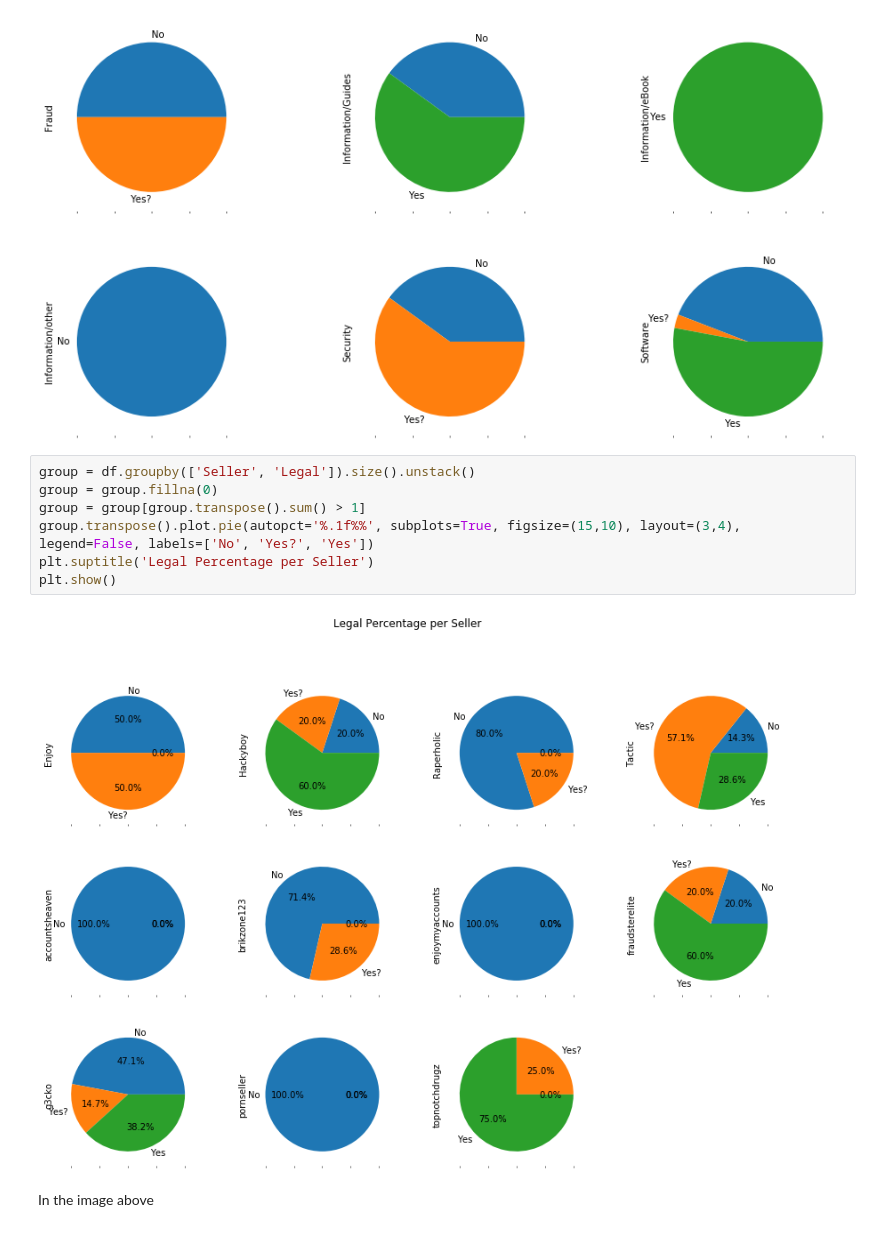
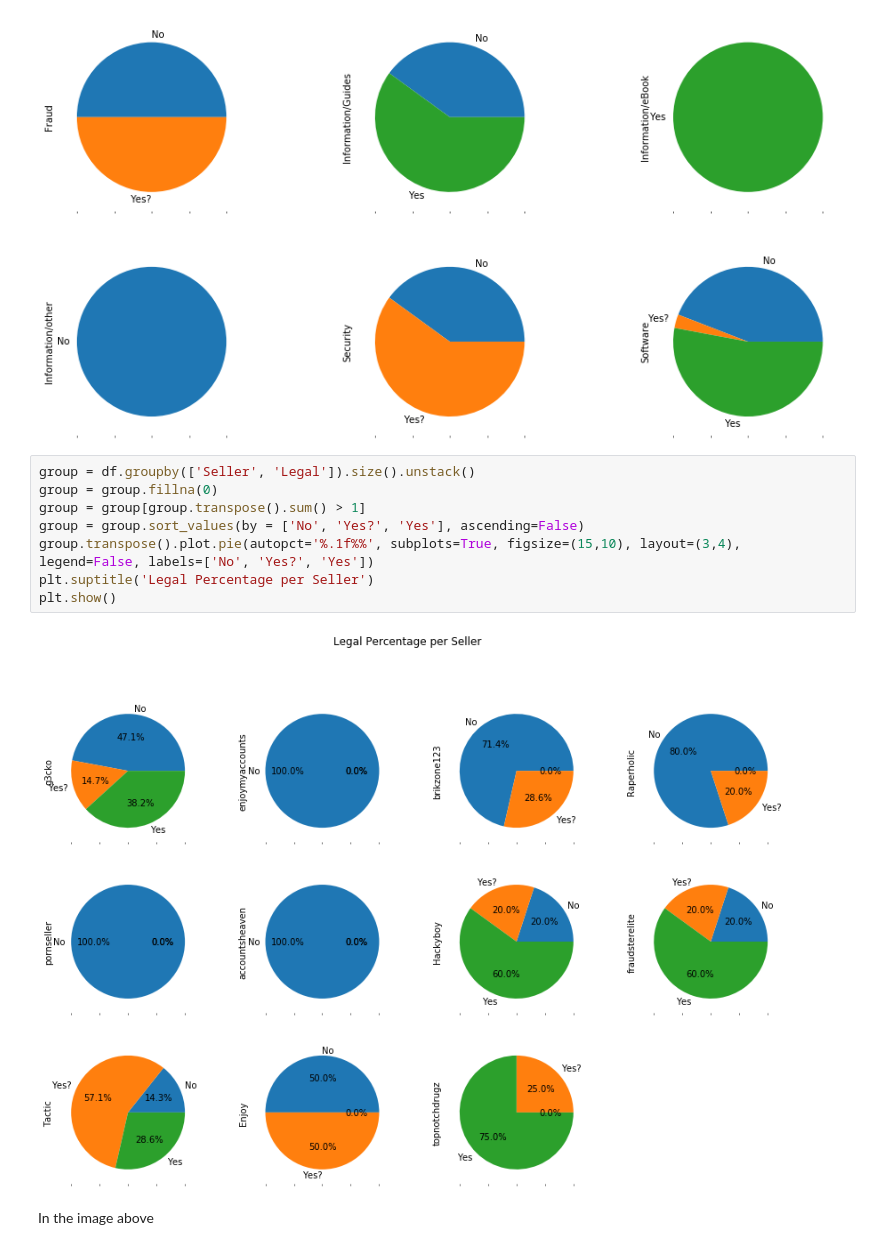
Before and after one commit to NijeboerFrank/jupyter-assignment-1, a Jupyter notebook: MyNotebook.ipynb, the cells around one changed output. Drawn from its saved outputs; the diff is of its cells as text.

```diff
--- a/MyNotebook.ipynb
+++ b/MyNotebook.ipynb
@@ -84,11 +86,12 @@ plt.show()
 # %%
 group = df.groupby(['Seller', 'Legal']).size().unstack()
 group = group.fillna(0)
 group = group[group.transpose().sum() > 1]
+group = group.sort_values(by = ['No', 'Yes?', 'Yes'], ascending=False)
 group.transpose().plot.pie(autopct='%.1f%%', subplots=True, figsize=(15,10), layout=(3,4), legend=False, labels=['No', 'Yes?', 'Yes'])
 plt.suptitle('Legal Percentage per Seller')
 plt.show()
 # %% [output]
-[figure, old version]
+[figure, new version]
 # %% [markdown]
 In the image above
```
Also changed, not shown: parts of 6 cells of this notebook, 2 other files.
